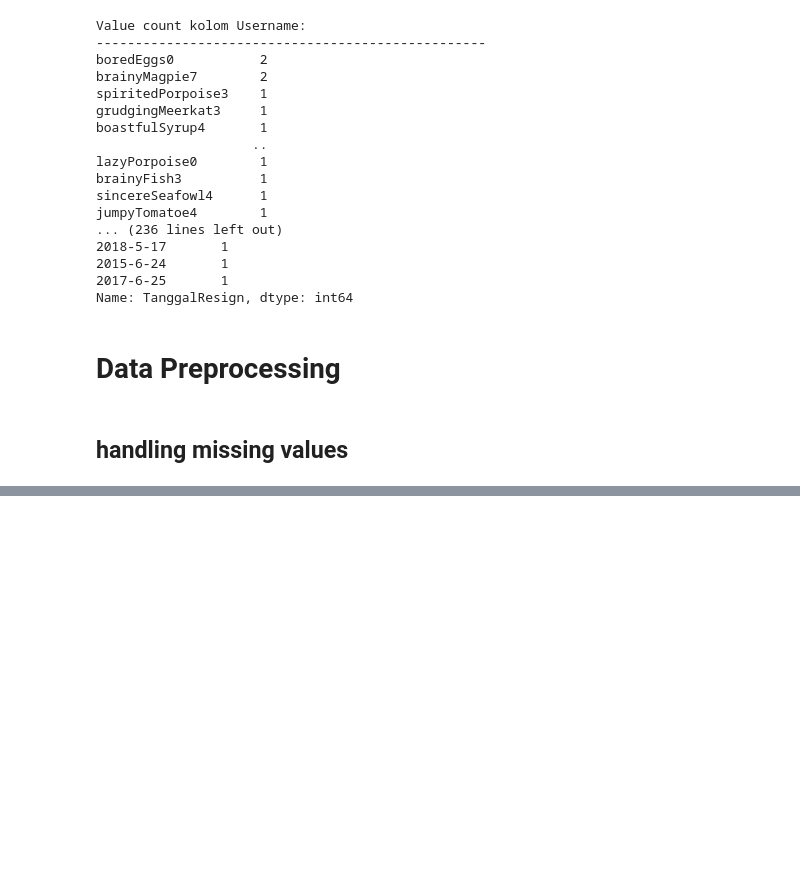
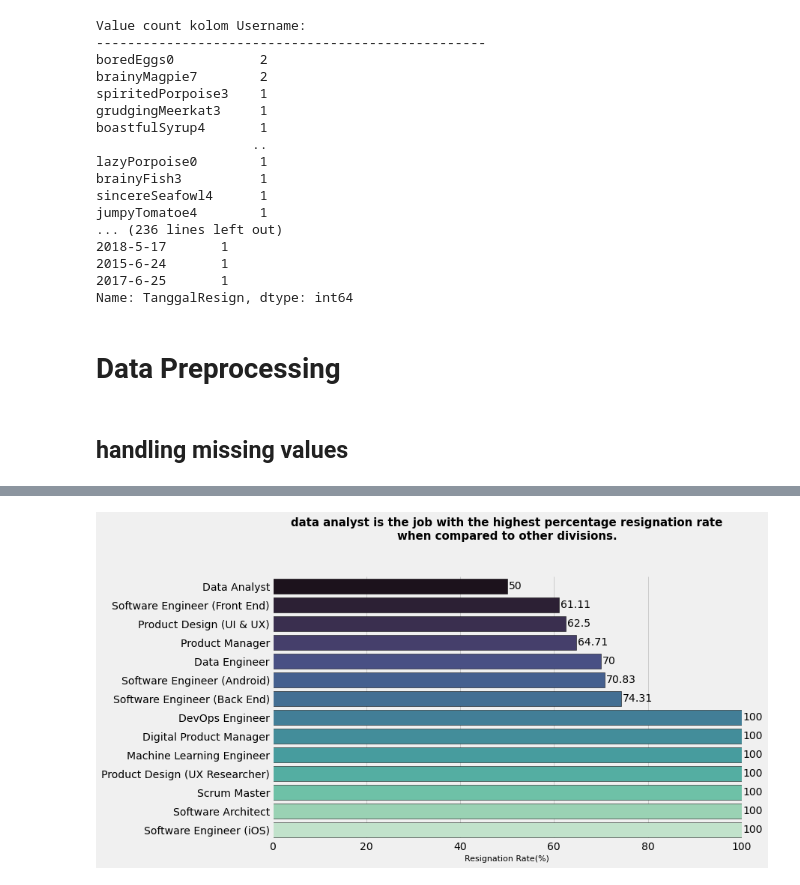
Before and after one commit to ferrysetefanus/Improving-Employee-Retention-by-Predicting-Employee-Attrition-Using-Machine-Learning, a Jupyter notebook: employee_retention.ipynb, the cells around one changed output, grey strips where cells are left out. Saved outputs shown, nothing was run; the diff lists cells and outputs as text; code cells hidden in the pictures; blank space fills up the shorter version.

```diff
--- a/employee_retention.ipynb
+++ b/employee_retention.ipynb
@@ -184,0 +384,4 @@ dtype: int64
+# %%
+dfr1 = df_pre[df_pre['IsResign'] == 0].groupby('Pekerjaan').agg({'IsResign' : 'count'}).reset_index()
+dfr1.rename(columns={'IsResign' : 'Karyawan yang masih ada'}, inplace=True)
+dfr1
@@ -184,0 +404,4 @@ dtype: int64
+# %%
+dfr2 = df_pre[df_pre['IsResign'] == 1].groupby('Pekerjaan').agg({'IsResign' : 'count'}).reset_index()
+dfr2.rename(columns={'IsResign' : 'Karyawan yang sudah resign'}, inplace=True)
+dfr2
@@ -184,0 +417,5 @@ dtype: int64
+# %%
+# merge the 2 tables
+dfr = dfr1.merge(dfr2, on='Pekerjaan', how='outer').fillna(0)
+dfr['Karyawan yang sudah resign'] = dfr['Karyawan yang sudah resign'].astype(int)
+dfr
@@ -184,0 +438,4 @@ dtype: int64
+# %%
+dfr['jumlah employee'] = dfr['Karyawan yang masih ada'] + dfr['Karyawan yang sudah resign']
+dfr['persentase'] = round(dfr['Karyawan yang masih ada'] / dfr['jumlah employee'] * 100, 2)
+dfr.sort_values(by='persentase')
@@ -184,0 +458,23 @@ dtype: int64
+# %%
+plt.style.use('fivethirtyeight')
+fig, ax = plt.subplots(figsize=(10, 6))
+plt.title("data analyst is the job with the highest percentage resignation rate\nwhen compared to other divisions.", fontsize=15, color='black', weight='bold', pad=50)
+sns.barplot(x='persentase', y='Pekerjaan', data=dfr.sort_values(by='persentase'), edgecolor='black', palette='mako',  orient='h')
+
+#plt.xlabel('Lead Time(s)', fontsize=11)
+plt.xlabel('Resignation Rate(%)', fontsize=11)
+plt.xlim(0, 100)
+ax.set(ylabel=None)
+
+
+plt.bar_label(ax.containers[0], padding=2)
+
+#plt.axvline(3.5, ls='--', color='red')
+#plt.axvline(4.5, ls='--', color='red')
+#plt.stackplot(np.arange(3.5,5.5), [[100]], color='red', alpha=0.3)
+#plt.text(x=3.75, y=93, s='Highest\nRate', fontsize=14, color='red', va='center')
+
+sns.despine()
+plt.show()
+# %% [output]
+[figure, added]
```
Also changed, not shown: parts of 57 cells of this notebook, 1 other file.
